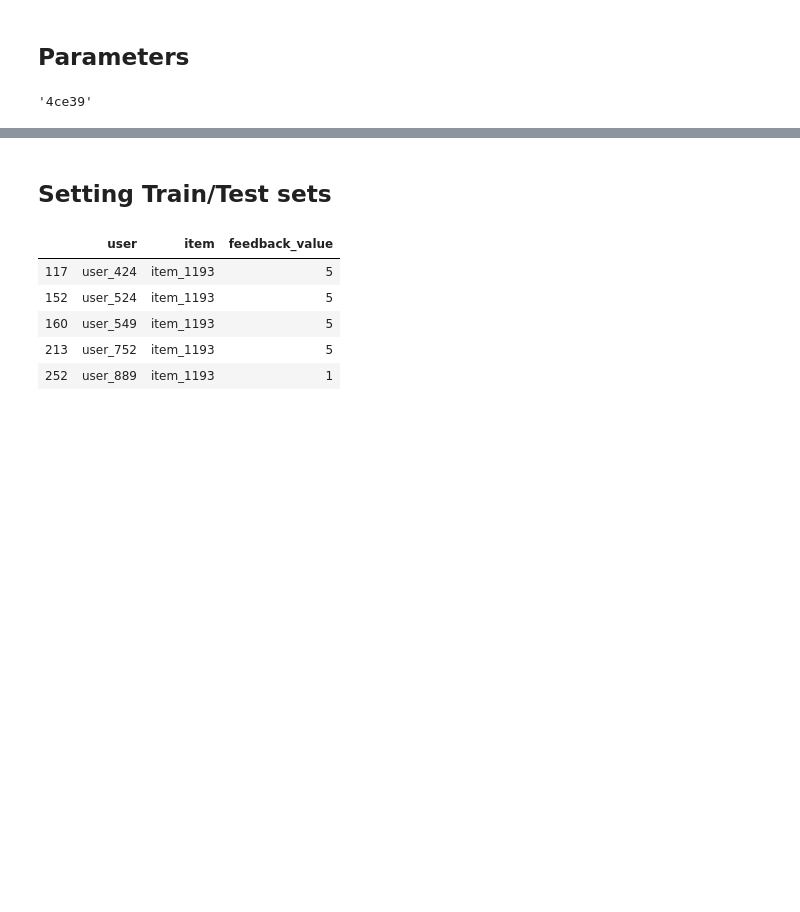
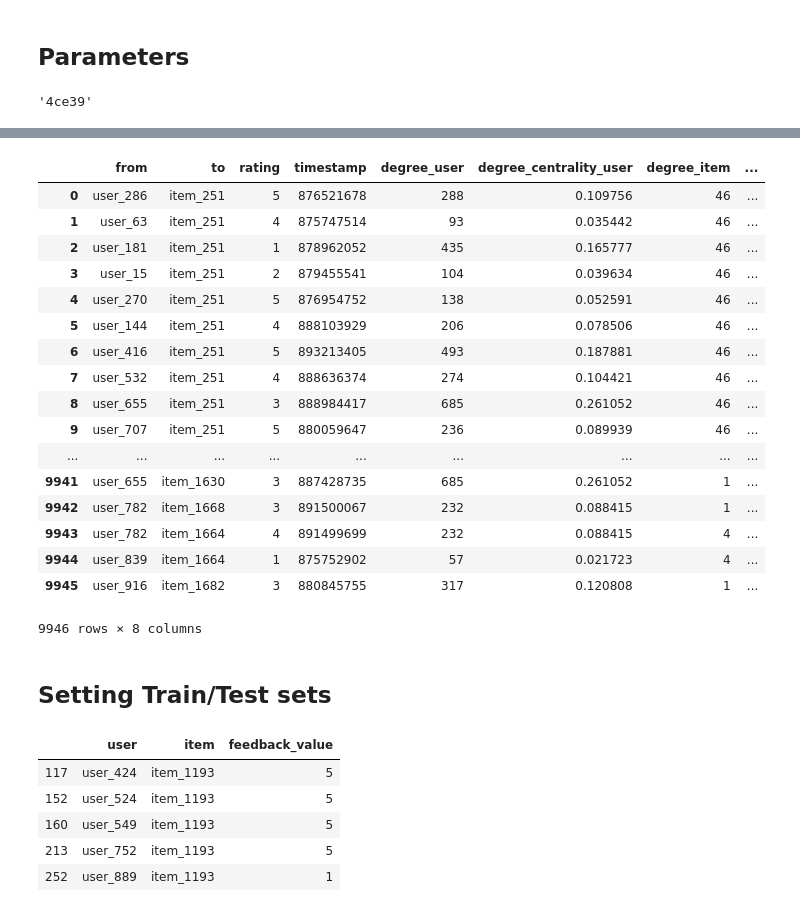
Before and after one commit to guedes-joaofelipe/CPS765-complex-networks, a Jupyter notebook: Final_Project/Experimentation.ipynb, the cells around one changed output, grey strips where cells are left out. Drawn from its saved outputs; the diff is of its cells as text; code cells hidden in the pictures; blank space fills up the shorter version.

Commit message:
Testing random strategy

```diff
--- a/Final_Project/Experimentation.ipynb
+++ b/Final_Project/Experimentation.ipynb
@@ -52,3 +50,32 @@ df_degrees.head()
+# %%
+import random
+user_fraction, item_fraction = 0.3, 0.3
+unique_users, unique_items = df_degrees['from'].unique(), df_degrees['to'].unique()
+chosen_users = random.sample(list(unique_users), int(user_fraction*unique_users.shape[0]))
+chosen_items = random.sample(list(unique_items), int(item_fraction*unique_items.shape[0]))
+df_degrees = df_degrees[df_degrees['from'].isin(chosen_users)]
+df_degrees = df_degrees[df_degrees['to'].isin(chosen_items)].reset_index(drop=True)
+# %%
+df_degrees
+# %% [output]
+|  | from | to | rating | timestamp | degree_user | degree_centrality_user | degree_item | ... |
+| 0 | user_286 | item_251 | 5 | 876521678 | 288 | 0.109756 | 46 | ... |
+| 1 | user_63 | item_251 | 4 | 875747514 | 93 | 0.035442 | 46 | ... |
+| 2 | user_181 | item_251 | 1 | 878962052 | 435 | 0.165777 | 46 | ... |
+| 3 | user_15 | item_251 | 2 | 879455541 | 104 | 0.039634 | 46 | ... |
+| 4 | user_270 | item_251 | 5 | 876954752 | 138 | 0.052591 | 46 | ... |
+| 5 | user_144 | item_251 | 4 | 888103929 | 206 | 0.078506 | 46 | ... |
+| 6 | user_416 | item_251 | 5 | 893213405 | 493 | 0.187881 | 46 | ... |
+| 7 | user_532 | item_251 | 4 | 888636374 | 274 | 0.104421 | 46 | ... |
+| 8 | user_655 | item_251 | 3 | 888984417 | 685 | 0.261052 | 46 | ... |
+| 9 | user_707 | item_251 | 5 | 880059647 | 236 | 0.089939 | 46 | ... |
+| ... | ... | ... | ... | ... | ... | ... | ... | ... |
+| 9941 | user_655 | item_1630 | 3 | 887428735 | 685 | 0.261052 | 1 | ... |
+| 9942 | user_782 | item_1668 | 3 | 891500067 | 232 | 0.088415 | 1 | ... |
+| 9943 | user_782 | item_1664 | 4 | 891499699 | 232 | 0.088415 | 4 | ... |
+| 9944 | user_839 | item_1664 | 1 | 875752902 | 57 | 0.021723 | 4 | ... |
+| 9945 | user_916 | item_1682 | 3 | 880845755 | 317 | 0.120808 | 1 | ... |
+9946 rows × 8 columns
 # %% [markdown]
 ## Setting Train/Test sets
 # %%
```
Also changed, not shown: parts of 2 cells of this notebook, 11 other files.
